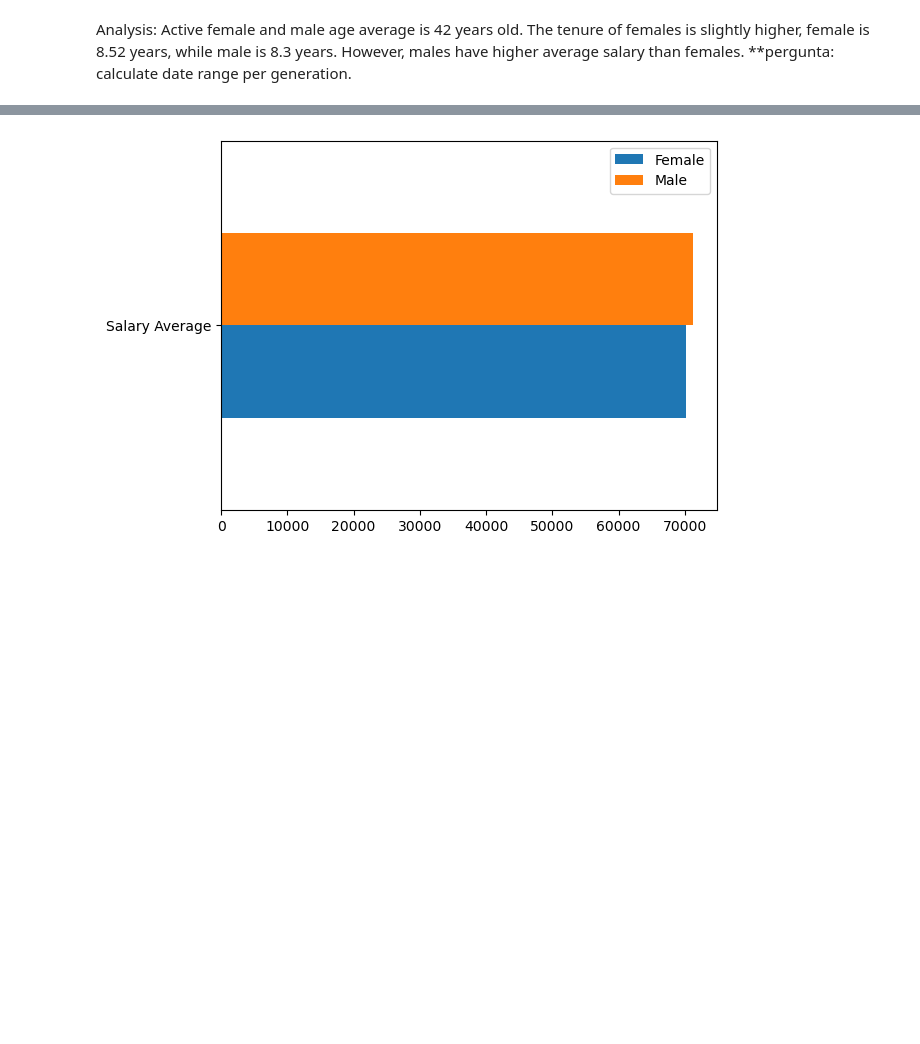
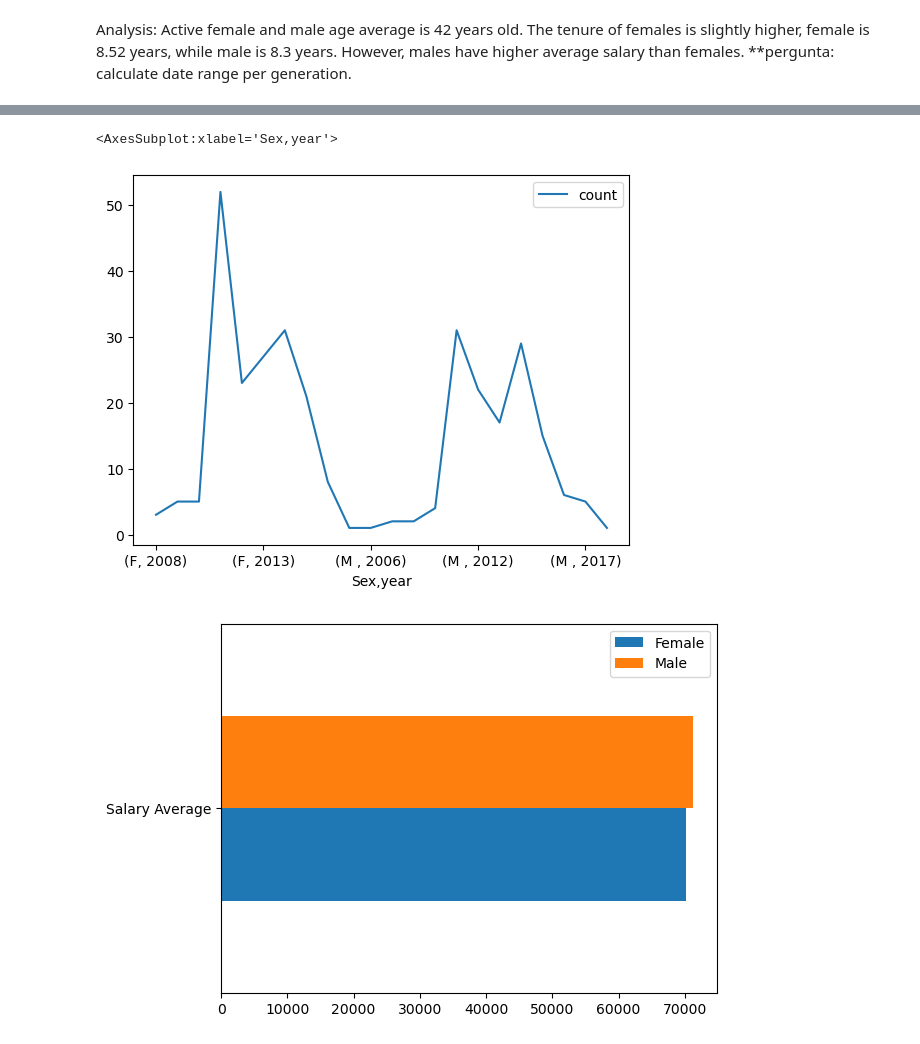
Before and after one commit to rossettifla/HRPythonproject, a Jupyter notebook: Genderdifferencesproject.ipynb, the cells around one changed output, grey strips where cells are left out. Saved outputs shown, nothing was run; the diff lists cells and outputs as text; code cells hidden in the pictures; blank space fills up the shorter version.

```diff
--- a/Genderdifferencesproject.ipynb
+++ b/Genderdifferencesproject.ipynb
@@ -197,3 +218,8 @@ Analysis: Active female and male age average is 42 years old. The tenure of fema
+# %%
+df.groupby(['Sex','year']).Sex.agg(['count']).plot(legend=True)
+# %% [output]
+<AxesSubplot:xlabel='Sex,year'>
+[figure, added]
 # %%
 # Define Data
 
```
Also changed, not shown: parts of 1 cell of this notebook.
